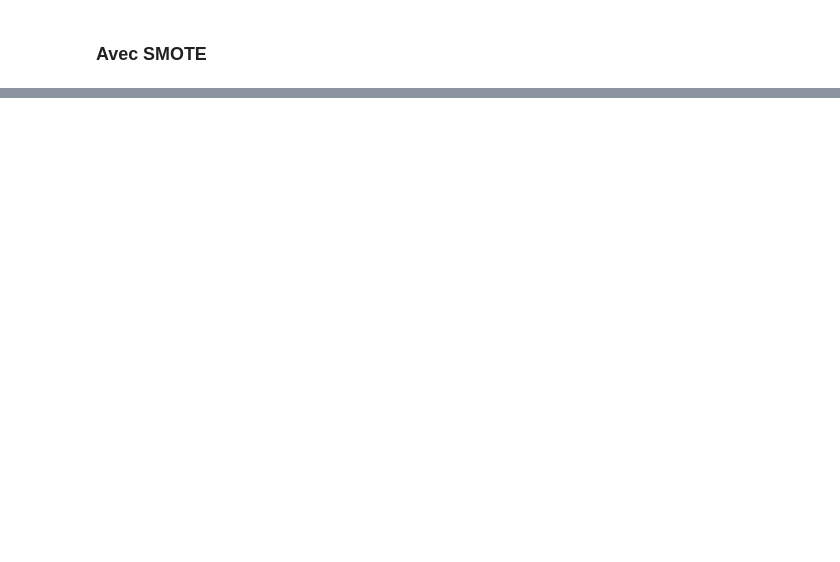
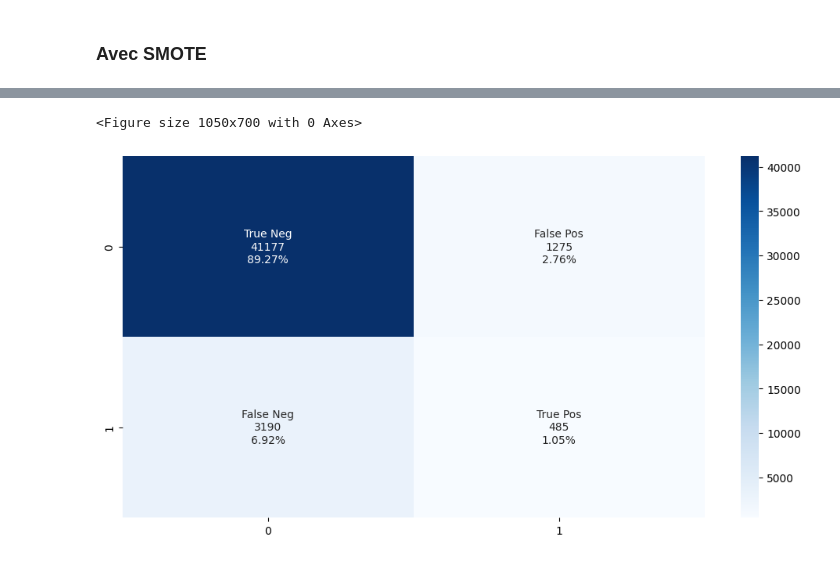
Before and after one commit to OCangrand/OC-Project7, a Jupyter notebook: Modelisation.ipynb, the cells around one changed output, grey strips where cells are left out. Cells and saved outputs as stored; diff of their text form; code cells hidden in the pictures; blank space fills up the shorter version.

```diff
--- a/Modelisation.ipynb
+++ b/Modelisation.ipynb
@@ -551,0 +663,21 @@ displayConfMatrix(pipeline, valid_x, valid_y)
+# %%
+%%time
+
+params = {
+    'model__num_leaves': [10, 30, 50],
+    'model__max_depth': [5, 10, -1],
+    'model__learning_rate ': [0.01, 0.1, 0.5],
+    'model__n_estimators': [400, 700],
+    'model__min_data_in_leaf': [10, 30],
+    #'model__device: ["cuda"]
+}
+
+steps = [('over', SMOTE(random_state=0)), ('model', LGBMClassifier(random_state=0))]
+pipeline = Pipeline(steps=steps)
+GS_LGBM = GridSearchCV(pipeline, params, scoring=scoring, refit="CustomScorer", n_jobs = -1)
+
+GS_LGBM.fit(train_x_10k, train_y_10k)
+
+print("Best parameters :",GS_LGBM.best_params_)
+print("Score :",GS_LGBM.best_score_)
+resultizeGrid(GS_LGBM)
@@ -551,0 +715,7 @@ displayConfMatrix(pipeline, valid_x, valid_y)
+# %%
+metrics = calcul_metrics(GS_LGBM.best_estimator_, valid_x, valid_y)
+print(classification_report(valid_y, GS_LGBM.best_estimator_.predict(valid_x)))
+
+logToMLflow(GS_LGBM.best_estimator_, train_x, val_data, metrics, name="LGBM_Smote_GridSearch", params=GS_LGBM.best_params_, training_tag="LightGBM model with SMOTE")
+displayConfMatrix(GS_LGBM.best_estimator_, valid_x, valid_y)
+# %% [output]
@@ -551,0 +754,2 @@ displayConfMatrix(pipeline, valid_x, valid_y)
+<Figure size 1050x700 with 0 Axes>
+[figure, added]
```
Also changed, not shown: parts of 19 cells of this notebook.
